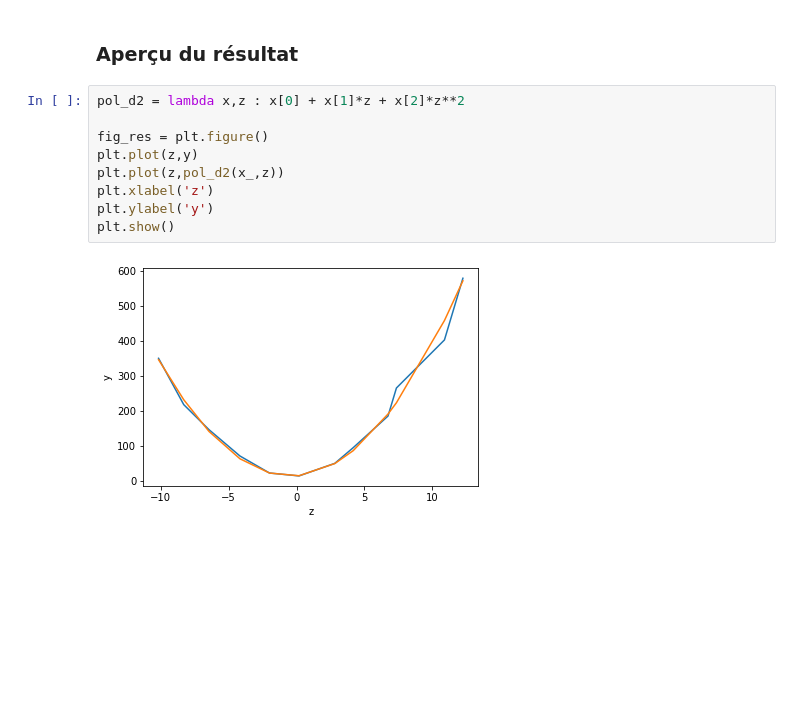
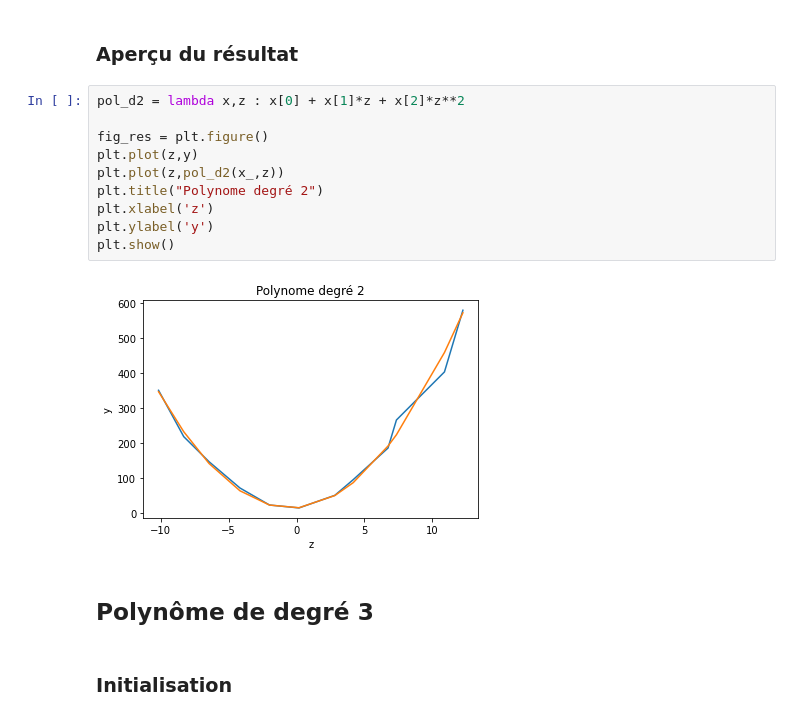
Before and after one commit to Stakhan/Cours_Estimation_Lineaire, a Jupyter notebook: DM2.ipynb, the cells around one changed output. Drawn from its saved outputs; the diff is of its cells as text; blank space fills up the shorter version.

```diff
--- a/DM2.ipynb
+++ b/DM2.ipynb
@@ -214,11 +232,16 @@ sigma0_**2 suit la loi du khi-2. C'est bon signe pour la qualité de l'estimatio
 # %%
 pol_d2 = lambda x,z : x[0] + x[1]*z + x[2]*z**2
 
 fig_res = plt.figure()
 plt.plot(z,y)
 plt.plot(z,pol_d2(x_,z))
+plt.title("Polynome degré 2")
 plt.xlabel('z')
 plt.ylabel('y')
 plt.show()
 # %% [output]
-[figure, old version]
+[figure, new version]
+# %% [markdown]
+## Polynôme de degré 3
+# %% [markdown]
+### Initialisation
```
Also changed, not shown: parts of 23 cells of this notebook.
